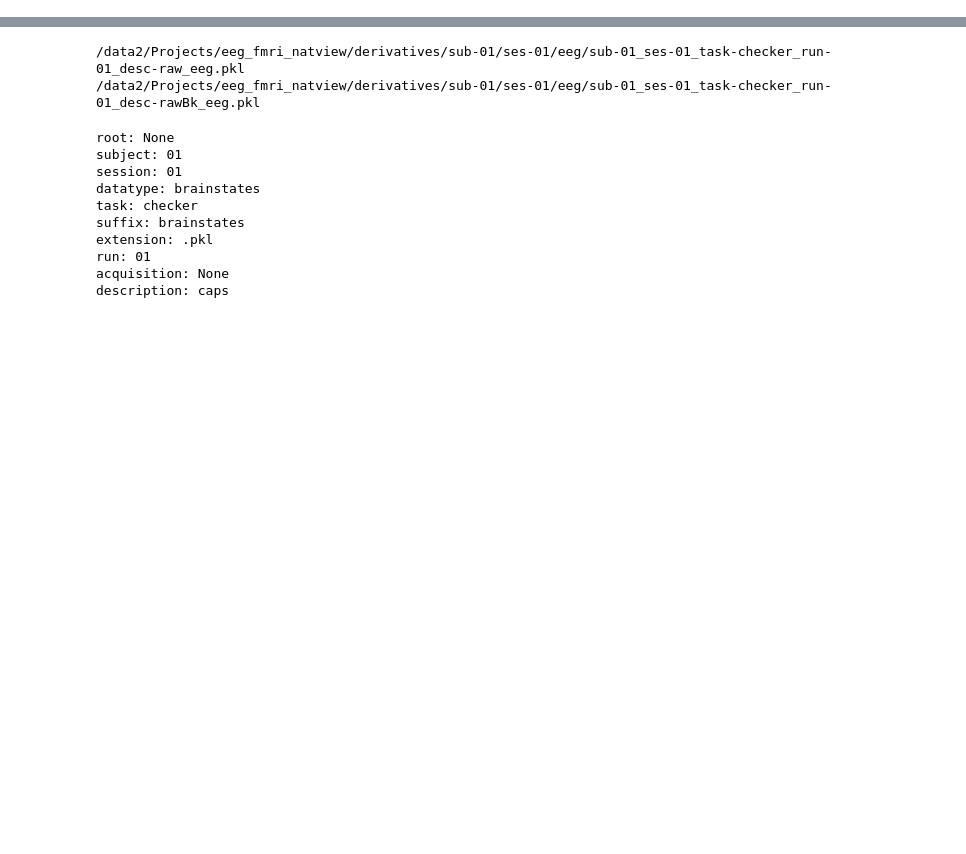
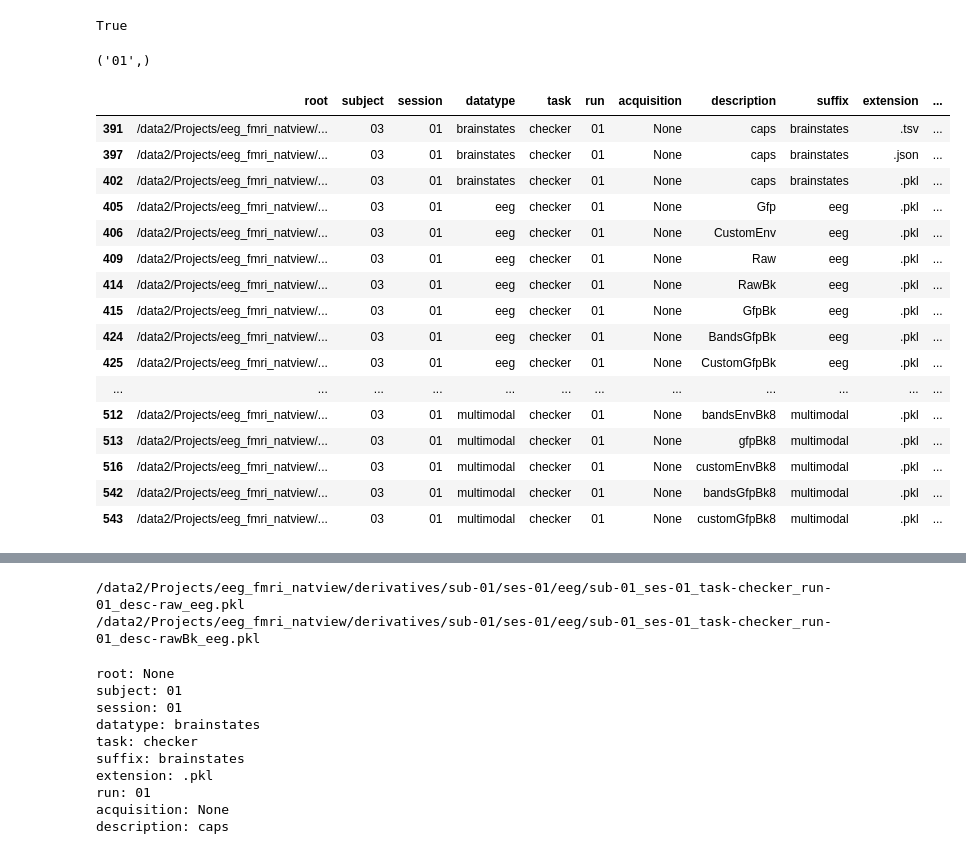
Before and after one commit to childmindresearch/eeg_research, a Jupyter notebook: src/eeg_research/system/test_lab.ipynb, the cells around one changed output, grey strips where cells are left out. Drawn from its saved outputs; the diff is of its cells as text; code cells hidden in the pictures; blank space fills up the shorter version.

```diff
--- a/src/eeg_research/system/test_lab.ipynb
+++ b/src/eeg_research/system/test_lab.ipynb
@@ -15,0 +29,6 @@ BidsArchitecture(root=PosixPath('/data2/Projects/eeg_fmri_natview/derivatives'),
+# %%
+root = Path("/data2/Projects/eeg_fmri_natview/derivatives")
+architecture = BidsArchitecture(root = root)
+df = architecture.select(task = ['checker', 'rest'],
+                         suffix = ['brainstates','eeg','eyetracking'],
+                         extension = ".pkl")
@@ -15,0 +96,37 @@ BidsArchitecture(root=PosixPath('/data2/Projects/eeg_fmri_natview/derivatives'),
+# %%
+bs_file.empty
+# %% [output]
+True
+# %%
+#df.loc[df['subject'] == '03']
+
+param_eeg = {
+    "subject": "03",
+    "task" : "checker"
+}
+eeg_selection = architecture.select(**param_eeg)
+# %%
+report = BidsReporter(eeg_selection)
+report.sessions
+# %% [output]
+('01',)
+# %%
+eeg_selection
+# %% [output]
+|  | root | subject | session | datatype | task | run | acquisition | description | suffix | extension | ... |
+| 391 | /data2/Projects/eeg_fmri_natview/... | 03 | 01 | brainstates | checker | 01 | None | caps | brainstates | .tsv | ... |
+| 397 | /data2/Projects/eeg_fmri_natview/... | 03 | 01 | brainstates | checker | 01 | None | caps | brainstates | .json | ... |
+| 402 | /data2/Projects/eeg_fmri_natview/... | 03 | 01 | brainstates | checker | 01 | None | caps | brainstates | .pkl | ... |
+| 405 | /data2/Projects/eeg_fmri_natview/... | 03 | 01 | eeg | checker | 01 | None | Gfp | eeg | .pkl | ... |
+| 406 | /data2/Projects/eeg_fmri_natview/... | 03 | 01 | eeg | checker | 01 | None | CustomEnv | eeg | .pkl | ... |
+| 409 | /data2/Projects/eeg_fmri_natview/... | 03 | 01 | eeg | checker | 01 | None | Raw | eeg | .pkl | ... |
+| 414 | /data2/Projects/eeg_fmri_natview/... | 03 | 01 | eeg | checker | 01 | None | RawBk | eeg | .pkl | ... |
+| 415 | /data2/Projects/eeg_fmri_natview/... | 03 | 01 | eeg | checker | 01 | None | GfpBk | eeg | .pkl | ... |
+| 424 | /data2/Projects/eeg_fmri_natview/... | 03 | 01 | eeg | checker | 01 | None | BandsGfpBk | eeg | .pkl | ... |
+| 425 | /data2/Projects/eeg_fmri_natview/... | 03 | 01 | eeg | checker | 01 | None | CustomGfpBk | eeg | .pkl | ... |
+| ... | ... | ... | ... | ... | ... | ... | ... | ... | ... | ... | ... |
+| 512 | /data2/Projects/eeg_fmri_natview/... | 03 | 01 | multimodal | checker | 01 | None | bandsEnvBk8 | multimodal | .pkl | ... |
+| 513 | /data2/Projects/eeg_fmri_natview/... | 03 | 01 | multimodal | checker | 01 | None | gfpBk8 | multimodal | .pkl | ... |
+| 516 | /data2/Projects/eeg_fmri_natview/... | 03 | 01 | multimodal | checker | 01 | None | customEnvBk8 | multimodal | .pkl | ... |
+| 542 | /data2/Projects/eeg_fmri_natview/... | 03 | 01 | multimodal | checker | 01 | None | bandsGfpBk8 | multimodal | .pkl | ... |
+| 543 | /data2/Projects/eeg_fmri_natview/... | 03 | 01 | multimodal | checker | 01 | None | customGfpBk8 | multimodal | .pkl | ... |
```
Also changed, not shown: parts of 19 cells of this notebook, 3 other files.
